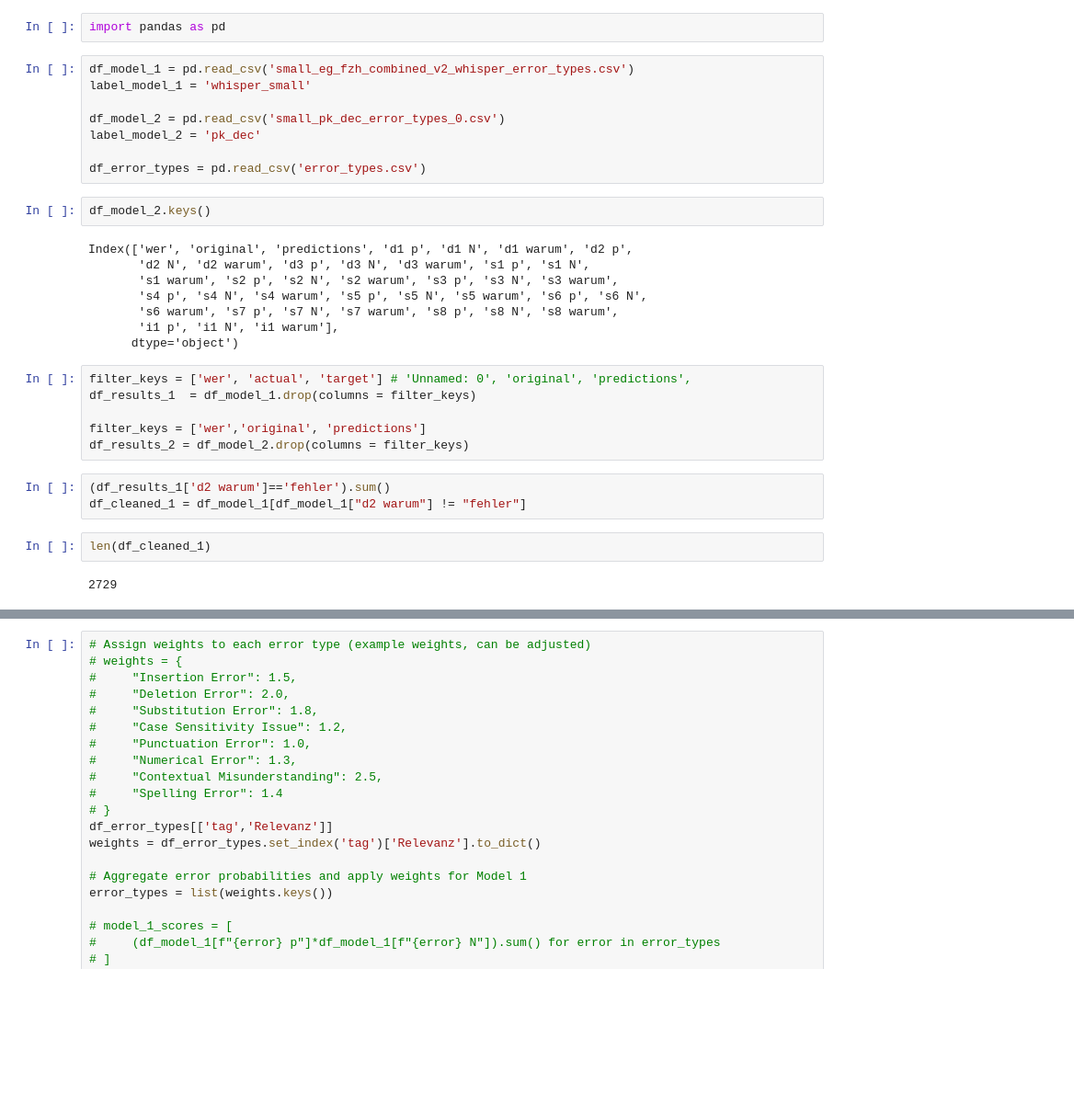
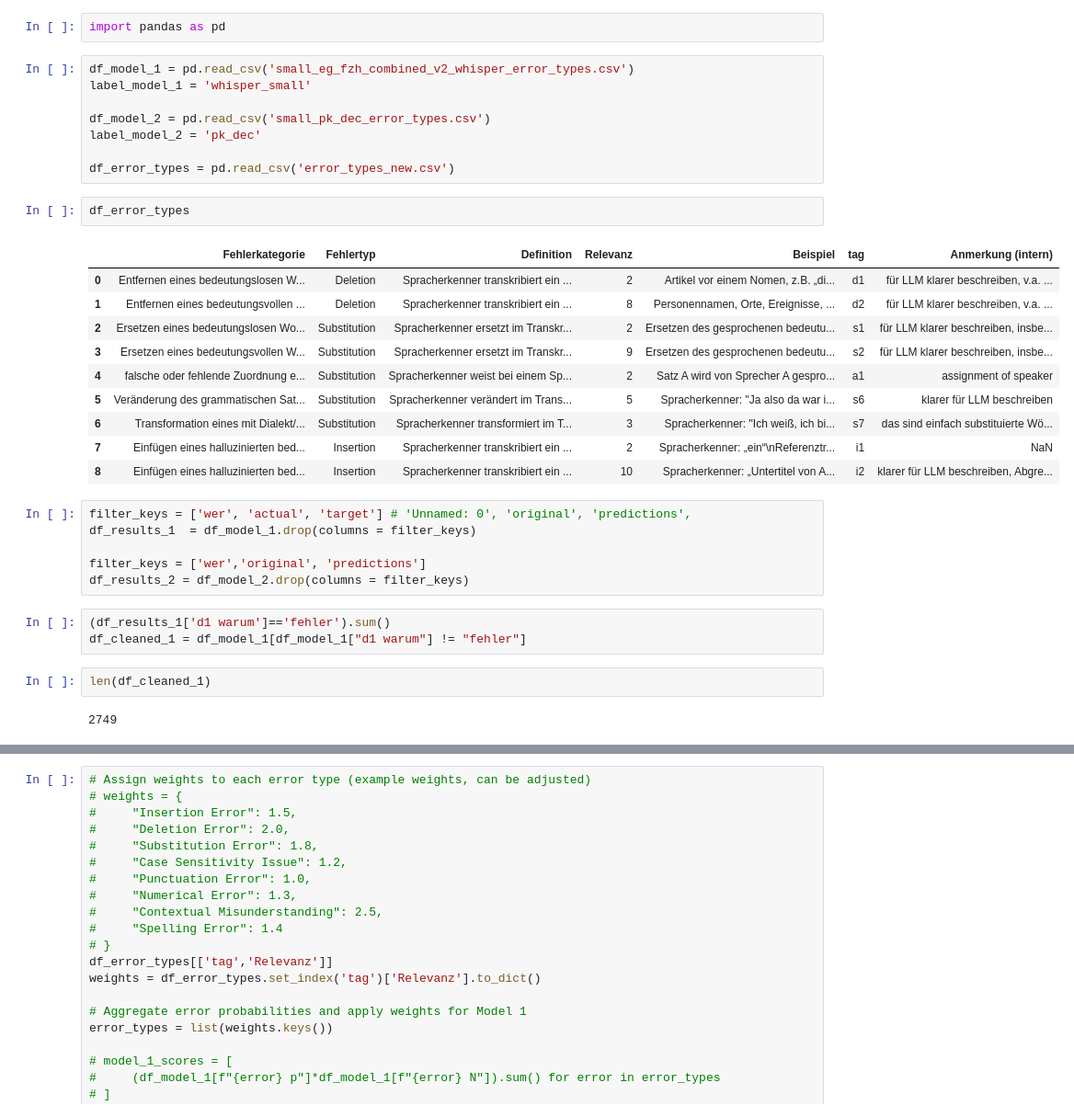
Before and after one commit to burki/asr-finetune, a Jupyter notebook: asr-classification/plot_error_types.ipynb, the cells around one changed output, grey strips where cells are left out. Shown at 92% size. Saved outputs shown, nothing was run; the diff lists cells and outputs as text; blank space fills up the shorter version.

```diff
--- a/asr-classification/plot_error_types.ipynb
+++ b/asr-classification/plot_error_types.ipynb
@@ -4,30 +4,33 @@ import pandas as pd
 df_model_1 = pd.read_csv('small_eg_fzh_combined_v2_whisper_error_types.csv')
 label_model_1 = 'whisper_small'
 
-df_model_2 = pd.read_csv('small_pk_dec_error_types_0.csv')
+df_model_2 = pd.read_csv('small_pk_dec_error_types.csv')
 label_model_2 = 'pk_dec'
 
-df_error_types = pd.read_csv('error_types.csv')
+df_error_types = pd.read_csv('error_types_new.csv')
 # %%
-df_model_2.keys()
+df_error_types
 # %% [output]
-Index(['wer', 'original', 'predictions', 'd1 p', 'd1 N', 'd1 warum', 'd2 p',
-       'd2 N', 'd2 warum', 'd3 p', 'd3 N', 'd3 warum', 's1 p', 's1 N',
-       's1 warum', 's2 p', 's2 N', 's2 warum', 's3 p', 's3 N', 's3 warum',
-       's4 p', 's4 N', 's4 warum', 's5 p', 's5 N', 's5 warum', 's6 p', 's6 N',
-       's6 warum', 's7 p', 's7 N', 's7 warum', 's8 p', 's8 N', 's8 warum',
-       'i1 p', 'i1 N', 'i1 warum'],
-      dtype='object')
+|  | Fehlerkategorie | Fehlertyp | Definition | Relevanz | Beispiel | tag | Anmerkung (intern) |
+| 0 | Entfernen eines bedeutungslosen W... | Deletion | Spracherkenner transkribiert ein ... | 2 | Artikel vor einem Nomen, z.B. „di... | d1 | für LLM klarer beschreiben, v.a. ... |
+| 1 | Entfernen eines bedeutungsvollen ... | Deletion | Spracherkenner transkribiert ein ... | 8 | Personennamen, Orte, Ereignisse, ... | d2 | für LLM klarer beschreiben, v.a. ... |
+| 2 | Ersetzen eines bedeutungslosen Wo... | Substitution | Spracherkenner ersetzt im Transkr... | 2 | Ersetzen des gesprochenen bedeutu... | s1 | für LLM klarer beschreiben, insbe... |
+| 3 | Ersetzen eines bedeutungsvollen W... | Substitution | Spracherkenner ersetzt im Transkr... | 9 | Ersetzen des gesprochenen bedeutu... | s2 | für LLM klarer beschreiben, insbe... |
+| 4 | falsche oder fehlende Zuordnung e... | Substitution | Spracherkenner weist bei einem Sp... | 2 | Satz A wird von Sprecher A gespro... | a1 | assignment of speaker |
+| 5 | Veränderung des grammatischen Sat... | Substitution | Spracherkenner verändert im Trans... | 5 | Spracherkenner: "Ja also da war i... | s6 | klarer für LLM beschreiben |
+| 6 | Transformation eines mit Dialekt/... | Substitution | Spracherkenner transformiert im T... | 3 | Spracherkenner: "Ich weiß, ich bi... | s7 | das sind einfach substituierte Wö... |
+| 7 | Einfügen eines halluzinierten bed... | Insertion | Spracherkenner transkribiert ein ... | 2 | Spracherkenner: „ein“\nReferenztr... | i1 | NaN |
+| 8 | Einfügen eines halluzinierten bed... | Insertion | Spracherkenner transkribiert ein ... | 10 | Spracherkenner: „Untertitel von A... | i2 | klarer für LLM beschreiben, Abgre... |
 # %%
 filter_keys = ['wer', 'actual', 'target'] # 'Unnamed: 0', 'original', 'predictions',
 df_results_1  = df_model_1.drop(columns = filter_keys)
 
 filter_keys = ['wer','original', 'predictions']
 df_results_2 = df_model_2.drop(columns = filter_keys)
-# %%
-(df_results_1['d2 warum']=='fehler').sum()
-df_cleaned_1 = df_model_1[df_model_1["d2 warum"] != "fehler"]
-# %%
-len(df_cleaned_1)
-# %% [output]
-2729
+# %%
+(df_results_1['d1 warum']=='fehler').sum()
+df_cleaned_1 = df_model_1[df_model_1["d1 warum"] != "fehler"]
+# %%
+len(df_cleaned_1)
+# %% [output]
+2749
```
Also changed, not shown: parts of 8 cells of this notebook, 7 other files.
